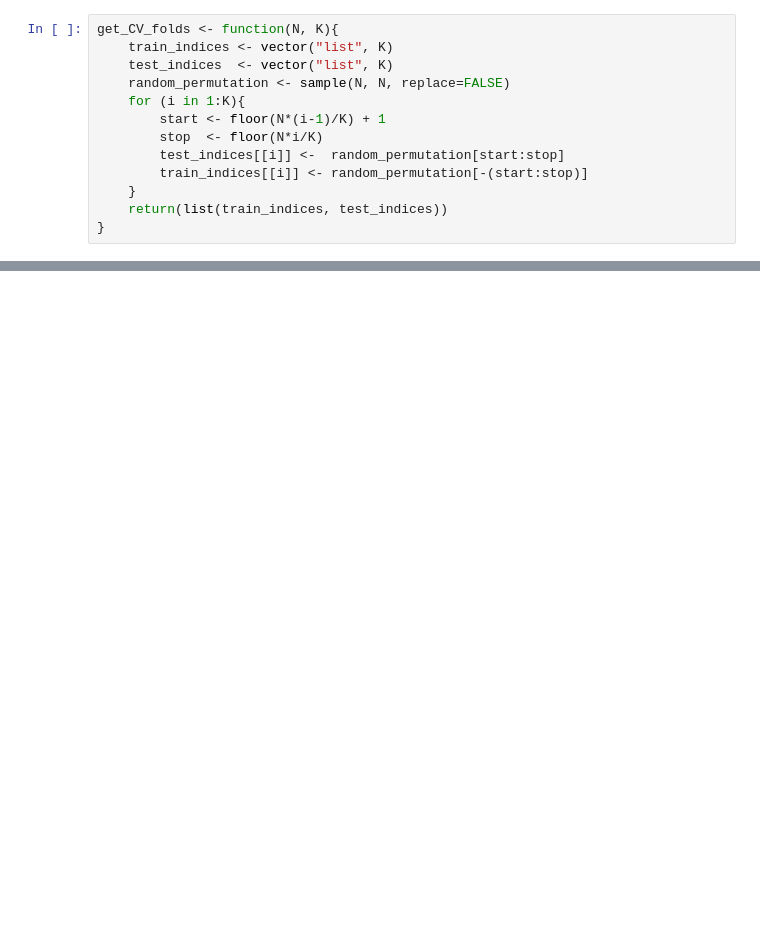
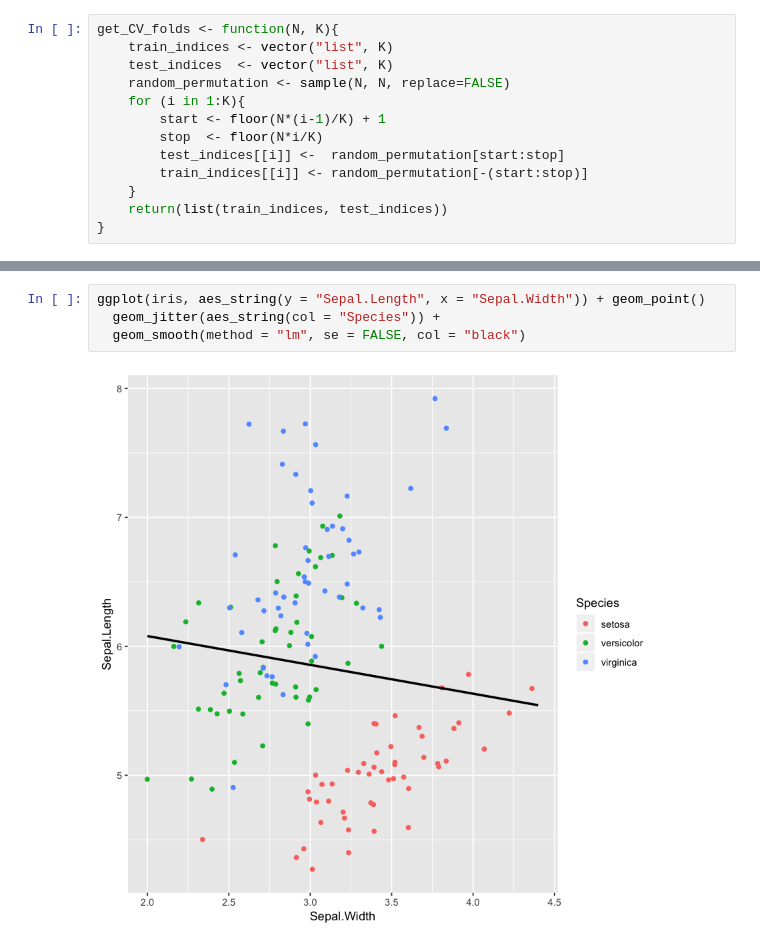
Before and after one commit to cjstoneking/wine_quality, a Jupyter notebook: wine_quality_v03.ipynb, the cells around one changed output, grey strips where cells are left out. Cells and saved outputs as stored; diff of their text form; blank space fills up the shorter version.

```diff
--- a/wine_quality_v03.ipynb
+++ b/wine_quality_v03.ipynb
@@ -357,0 +539,6 @@ evaluate_ensemble <- function(hyperparameters){
+# %%
+ggplot(iris, aes_string(y = "Sepal.Length", x = "Sepal.Width")) + geom_point()
+  geom_jitter(aes_string(col = "Species")) +
+  geom_smooth(method = "lm", se = FALSE, col = "black")
+# %% [output]
+[figure, added]
```
Also changed, not shown: parts of 18 cells of this notebook.
